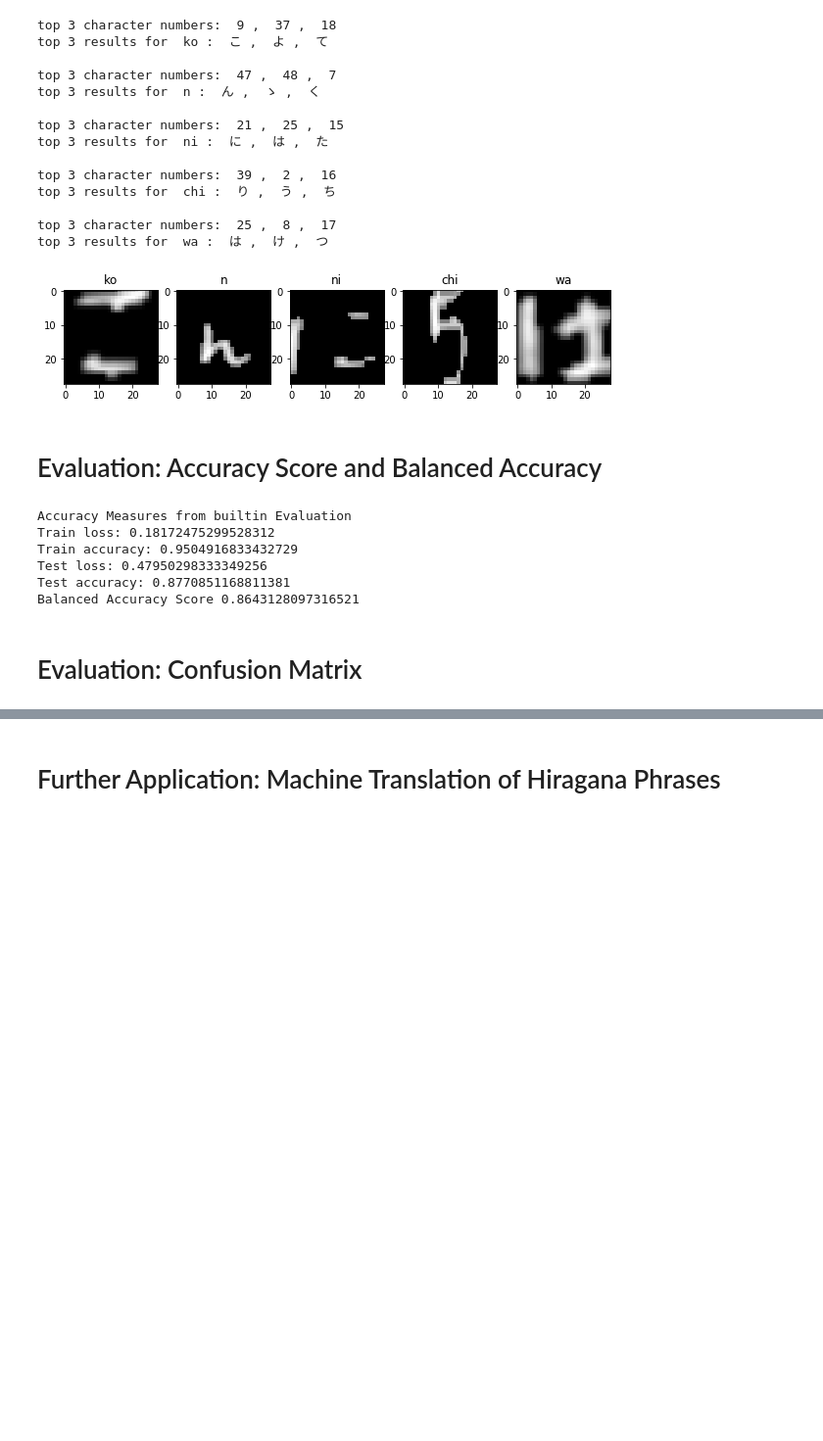
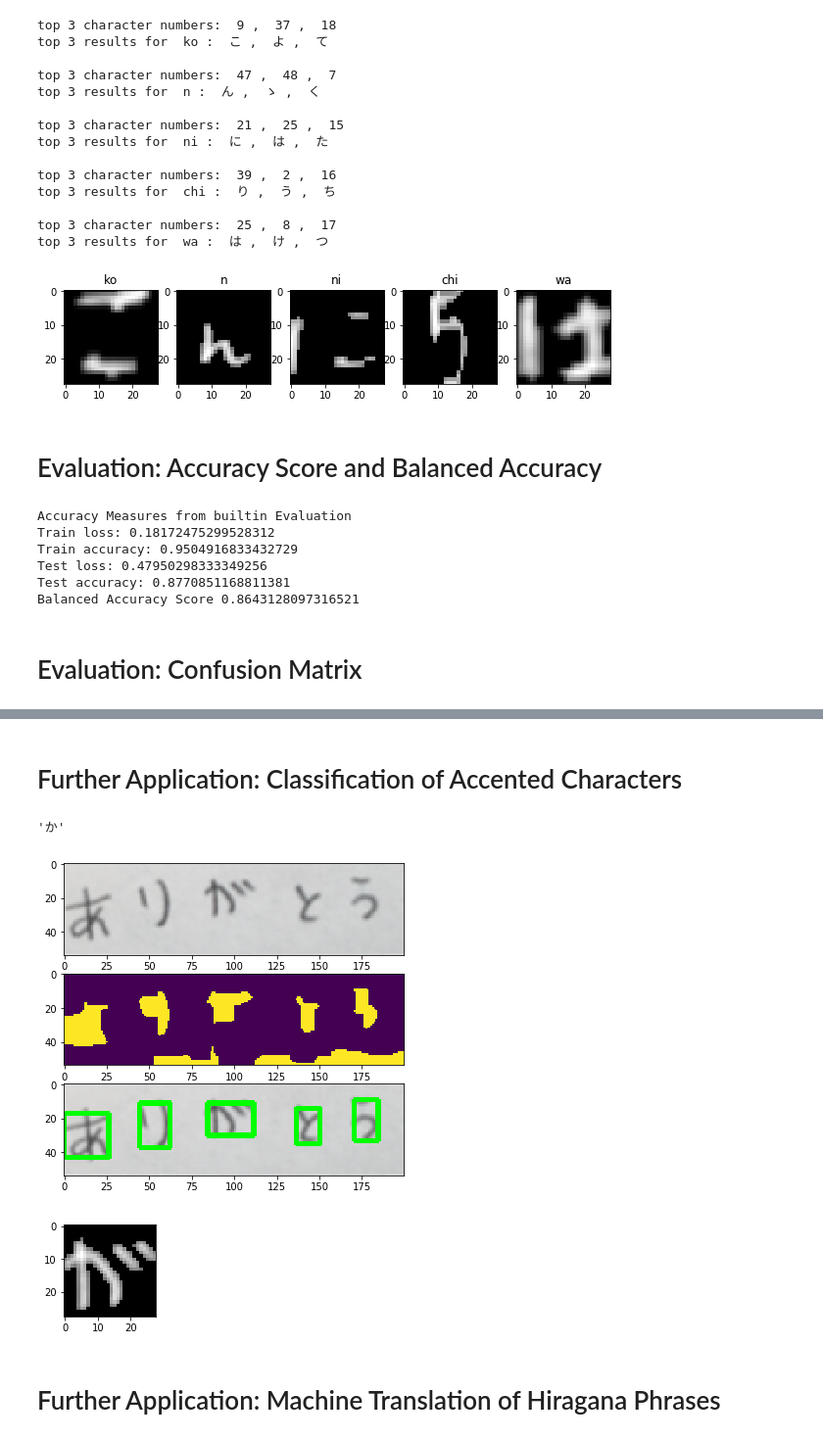
Before and after one commit to laasya98/H4, a Jupyter notebook: h4.ipynb, the cells around one changed output, grey strips where cells are left out. Shown: that part at 98% size. Cells and saved outputs as stored; diff of their text form; code cells hidden in the pictures; blank space fills up the shorter version.

```diff
--- a/h4.ipynb
+++ b/h4.ipynb
@@ -582,5 +614,73 @@ Generate Confusion Matrix
 # %%
 # save to csv
 df.to_csv("cm.csv")
+# %% [markdown]
+# Further Application: Classification of Accented Characters
+# %%
+# Load the image
+img = cv2.imread('thanks.png')
+img = np.append(img,[img[0]],axis = 0)
+img = img[:,:200]
+
+# convert to grayscale
+gray = cv2.cvtColor(img,cv2.COLOR_BGR2GRAY)
+
+# smooth the image to avoid noises
+gray = cv2.medianBlur(gray,5)
+
+# Apply adaptive threshold
+thresh = cv2.adaptiveThreshold(gray,255,1,1,61,2)
+thresh_color = cv2.cvtColor(thresh,cv2.COLOR_GRAY2BGR)
+
+
+# apply erosions and dilations to "blob" the characters
+thresh = cv2.dilate(thresh,None, iterations = 4, anchor = (0, 1))
+thresh = cv2.erode(thresh,None, iterations = 5)
+
+# generate images of the transformation results
+fig = plt.figure(figsize=(10,10))
+fig.add_subplot(5,1,1)
+plt.imshow(img, cmap = "gray")
+fig.add_subplot(5,1,2)
+plt.imshow(thresh)
+
+# Find the contours
+im, contours, hierarchy = cv2.findContours(thresh,cv2.RETR_LIST,cv2.CHAIN_APPROX_SIMPLE)
+bounds = []
+
+for cnt in contours:
+    x,y,w,h = cv2.boundingRect(cnt)
+    # not noise
+    if w < 35 and w > 3:
+        bounds.append((x,x+w))
+        cv2.rectangle(img,(x,y),(x+w,y+h),(0,255,0),2)
+        cv2.rectangle(thresh_color,(x,y),(x+w,y+h),(0,255,0),2)
+
+# sort the bounds by the lower coordinate
+bounds = sorted(bounds)
+
+# display the transformation results
+fig.add_subplot(5,1,3)
+plt.imshow(img)
+
+
+# accented character. Goal is to
+ga0, ga1 = get_bounds(bounds[2])
+img = cv2.imread('thanks.png')
+img = np.append(img,[img[0]],axis = 0)
+img = img[5:28+5,:200]
+ga, im_ga = format_char(ga0, ga1)
+
+fig2 = plt.figure(figsize=(10,10))
+fig2.add_subplot(5,1,1)
+plt.imshow(im_ga, cmap = "gray")
+
+v = model.predict(ga)
+
+map_unicode[np.argmax(v)]
+# %% [output]
+'か'
+[figure, added]
+[figure, added]
 # %% [markdown]
 # Further Application: Machine Translation of Hiragana Phrases
```
Also changed, not shown: parts of 5 cells of this notebook.
